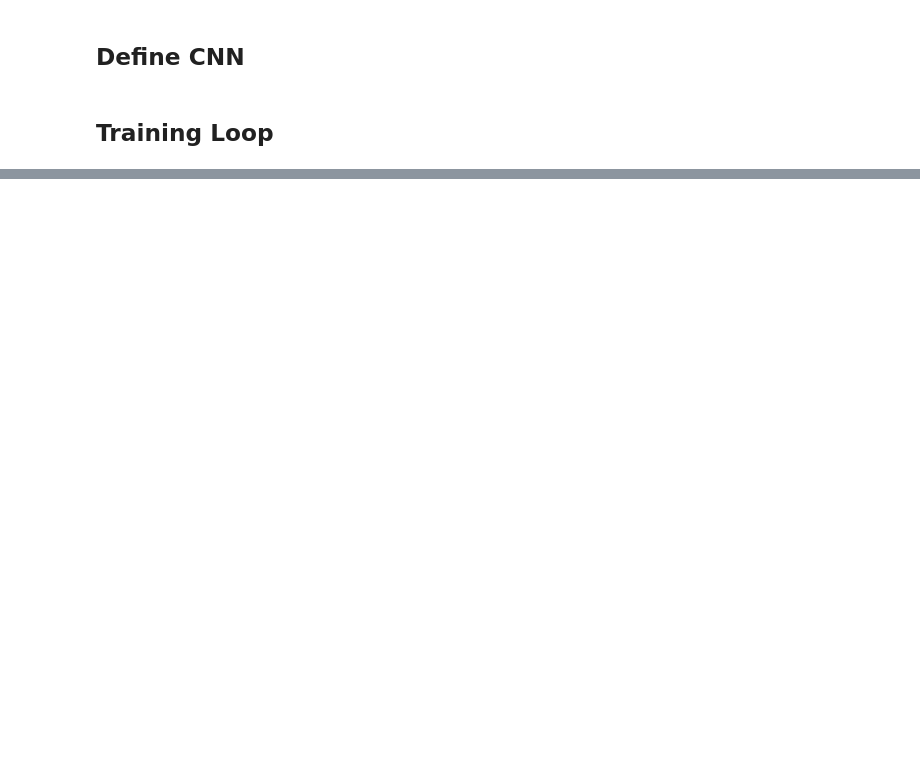
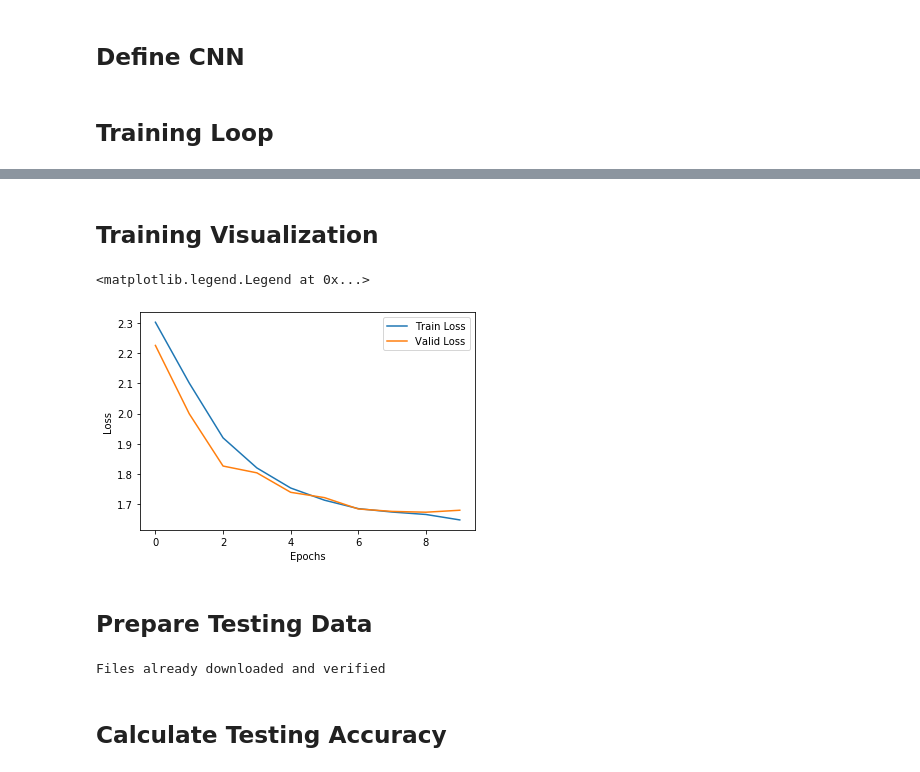
Before and after one commit to danielmachlab/CIFAR10-classifier, a Jupyter notebook: src/training.ipynb, the cells around one changed output, grey strips where cells are left out. Saved outputs shown, nothing was run; the diff lists cells and outputs as text; code cells hidden in the pictures; blank space fills up the shorter version.

Commit message:
Add test accuracy cells

```diff
--- a/src/training.ipynb
+++ b/src/training.ipynb
@@ -116,9 +116,10 @@ network = Network()
 optimizer = optim.Adam(network.parameters(), lr=0.01) # parameters are weights and baises
 
 train_loss = []
-for epoch in range(5):
+valid_loss = []
+for epoch in range(10):
     total_correct = 0
-    batch_loss = 0
+    batch_loss = []
     for batch in train_loader:
         images, labels = batch
 
@@ -128,14 +129,20 @@ for epoch in range(5):
         optimizer.zero_grad()
         loss.backward()
         optimizer.step()
-        batch_loss += loss.item()
-        total_correct += get_num_correct(predictions,labels)
+        batch_loss.append(loss.item())
 
-    train_loss.append()
+    train_loss.append(sum(batch_loss)/len(batch_loss))
 
-    print(f"epoch: {epoch} \t total_correct: {total_correct} \t train loss: {batch_loss} \t accuracy: {total_correct/len(train_set)}")
+    with torch.no_grad():
+        batch_loss = []
+        for batch in valid_loader:
+            images, labels = batch
 
-plt.plot(train_loss, label="Train Loss")
-plt.xlabel("Epochs")
-plt.ylabel("Loss")
+            predictions = network(images)
+            loss = F.cross_entropy(predictions, labels)
+            batch_loss.append(loss.item())
+
+        valid_loss.append(sum(batch_loss)/len(batch_loss))
+
+    print(f"epoch: {epoch} \t train loss: {train_loss[-1]} \t valid loss: {valid_loss[-1]}")
 # %% [output]
@@ -148,0 +159,22 @@ Text(0, 0.5, 'Loss')
+# %% [markdown]
+## Training Visualization
+# %%
+plt.plot(train_loss, label="Train Loss")
+plt.plot(valid_loss, label="Valid Loss")
+plt.xlabel("Epochs")
+plt.ylabel("Loss")
+plt.legend()
+# %% [output]
+<matplotlib.legend.Legend at 0x...>
+[figure, added]
+# %% [markdown]
+## Prepare Testing Data
+# %%
+# transform = transforms.Compose([transforms.ToTensor()])
+
+cifar_test = torchvision.datasets.CIFAR10(root='./data', train=False, download=True, transform=transform)
+test_loader = torch.utils.data.DataLoader(cifar_test, batch_size=500, shuffle=True)
+# %% [output]
+Files already downloaded and verified
+# %% [markdown]
+## Calculate Testing Accuracy
```
Also changed, not shown: parts of 3 cells of this notebook.
